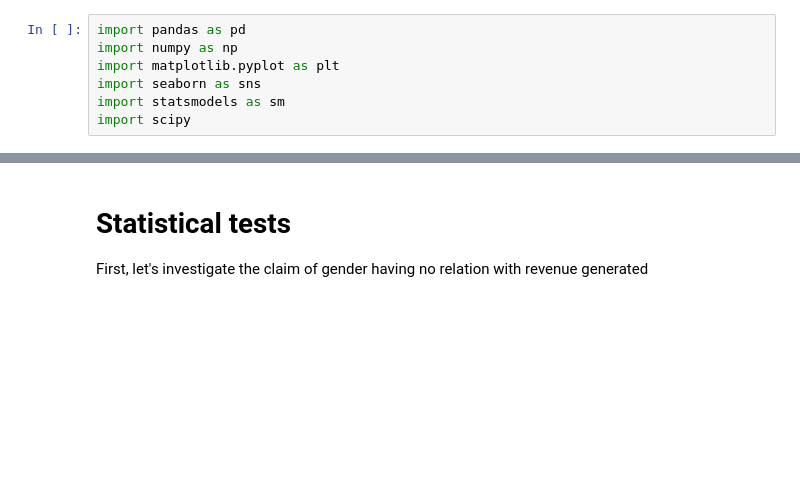
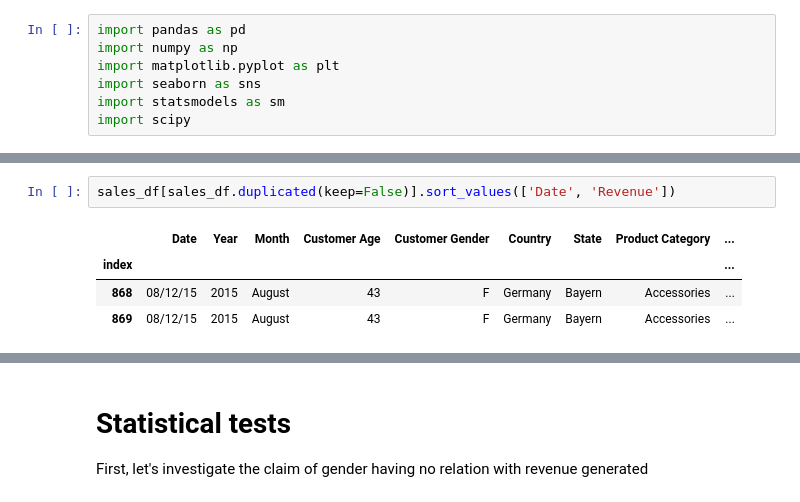
Before and after one commit to ShiYang1101/cycle_sales, a Jupyter notebook: bike_sales.ipynb, the cells around one changed output, grey strips where cells are left out. Saved outputs shown, nothing was run; the diff lists cells and outputs as text; blank space fills up the shorter version.

```diff
--- a/bike_sales.ipynb
+++ b/bike_sales.ipynb
@@ -18,0 +41,7 @@ sales_df.head()
+# %%
+sales_df[sales_df.duplicated(keep=False)].sort_values(['Date', 'Revenue'])
+# %% [output]
+|  | Date | Year | Month | Customer Age | Customer Gender | Country | State | Product Category | ... |
+| index |  |  |  |  |  |  |  |  | ... |
+| 868 | 08/12/15 | 2015 | August | 43 | F | Germany | Bayern | Accessories | ... |
+| 869 | 08/12/15 | 2015 | August | 43 | F | Germany | Bayern | Accessories | ... |
```
Also changed, not shown: parts of 15 cells of this notebook, 1 other file.
